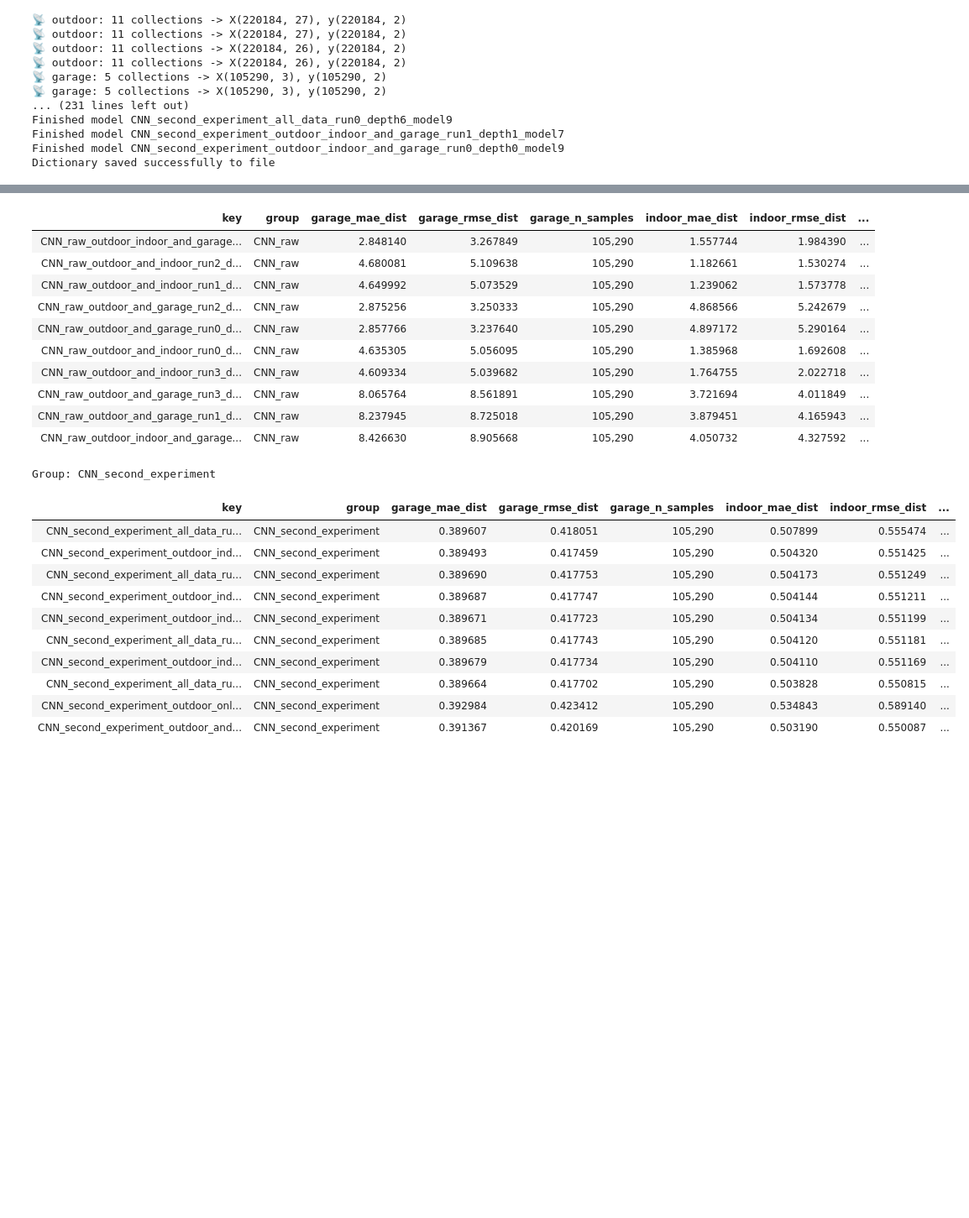
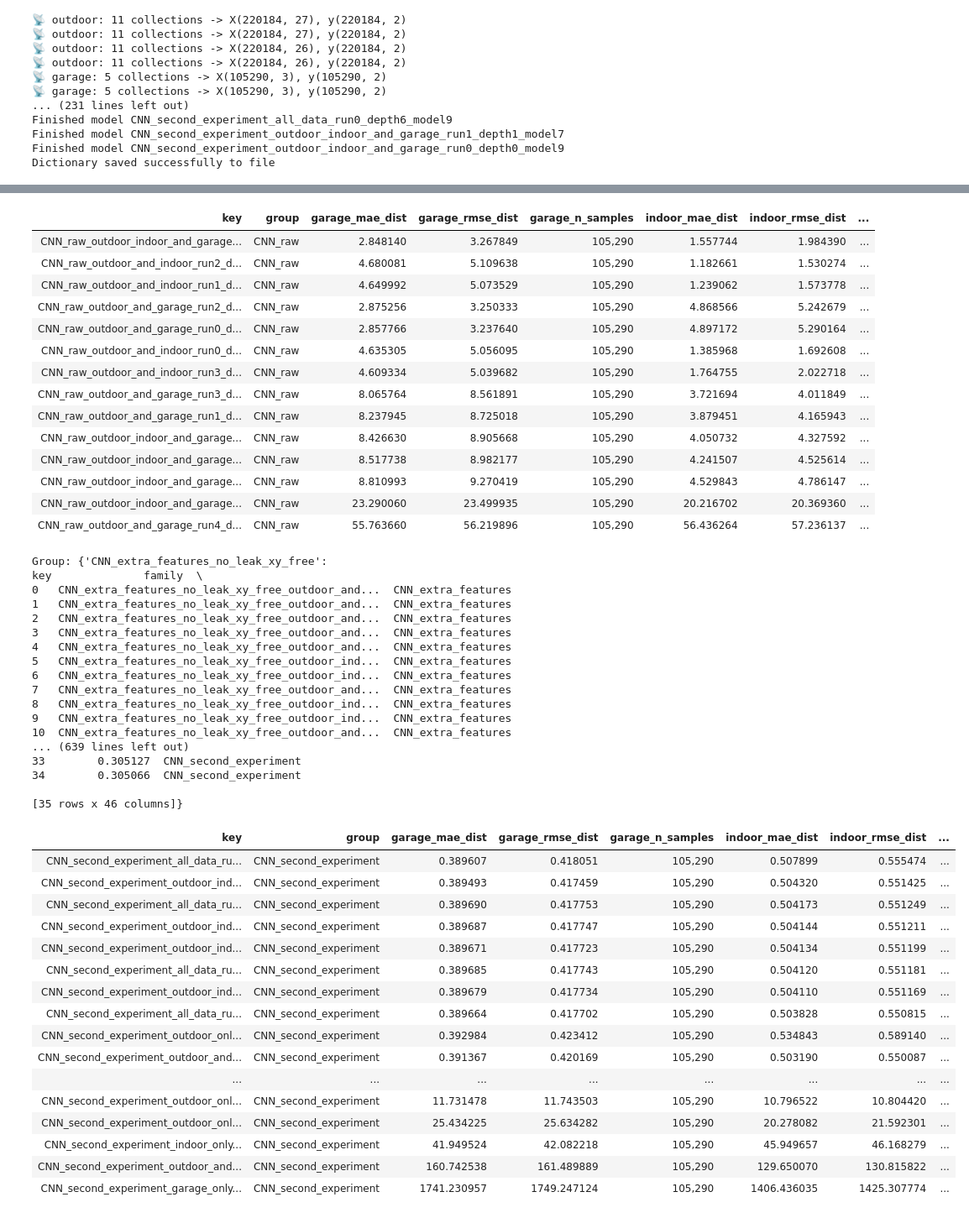
Before and after one commit to SantigBenites/WirelessLocation, a Jupyter notebook: validation/validate_single_model/wandb_models_validation.ipynb, the cells around one changed output, grey strips where cells are left out. Shown at 84% size. Saved outputs shown, nothing was run; the diff lists cells and outputs as text; code cells hidden in the pictures; blank space fills up the shorter version.

```diff
--- a/validation/validate_single_model/wandb_models_validation.ipynb
+++ b/validation/validate_single_model/wandb_models_validation.ipynb
@@ -191,8 +191,12 @@ import pandas as pd
 with open('all_wandb_models_output.pkl', 'rb') as fp:
     models = pickle.load(fp)
 
+for model in models:
+    if models[model][0] == 'ERROR':
+        print(model)
+
+
 from process_stored_data import build_df ,split_by_group, top_n_per_group
 
 df_all = build_df(models)
-groups = split_by_group(df_all)
-best_by_group = top_n_per_group(groups, n=10, metric="overall_mae_dist", ascending=True)
+models_by_groups = split_by_group(df_all)
@@ -226,13 +236,13 @@ features = [
     "overall_mae_dist","overall_rmse_dist","overall_n_samples",
 ]
 
-print(best_by_group["CNN_extra_features_no_leak_xy_free"].keys())
+print(models_by_groups["CNN_extra_features_no_leak_xy_free"].keys())
 
 for group in groups.keys():
-    df = pd.DataFrame(best_by_group[group])[features]
-    print(f"Group: {group}")
+    df = pd.DataFrame(models_by_groups[group])[features]
+    print(f"Group: {models_by_groups}")
     # (optional) sort so best overall is at the top:
-    df = df.sort_values(["overall_mae_dist","overall_rmse_dist"], ascending=[True, True])
+    df = df.sort_values(["overall_mae_dist"], ascending=[True])
     display(colorcode(df))
 # %% [output]
 Index(['key', 'family', 'datasets', 'tag', 'run', 'depth', 'model_id',
@@ -282,23 +361,49 @@ Group: CNN_raw
 | key | group | garage_mae_dist | garage_rmse_dist | garage_n_samples | indoor_mae_dist | indoor_rmse_dist | ... |
 | CNN_raw_outdoor_indoor_and_garage... | CNN_raw | 2.848140 | 3.267849 | 105,290 | 1.557744 | 1.984390 | ... |
 | CNN_raw_outdoor_and_indoor_run2_d... | CNN_raw | 4.680081 | 5.109638 | 105,290 | 1.182661 | 1.530274 | ... |
 | CNN_raw_outdoor_and_indoor_run1_d... | CNN_raw | 4.649992 | 5.073529 | 105,290 | 1.239062 | 1.573778 | ... |
 | CNN_raw_outdoor_and_garage_run2_d... | CNN_raw | 2.875256 | 3.250333 | 105,290 | 4.868566 | 5.242679 | ... |
 | CNN_raw_outdoor_and_garage_run0_d... | CNN_raw | 2.857766 | 3.237640 | 105,290 | 4.897172 | 5.290164 | ... |
 | CNN_raw_outdoor_and_indoor_run0_d... | CNN_raw | 4.635305 | 5.056095 | 105,290 | 1.385968 | 1.692608 | ... |
 | CNN_raw_outdoor_and_indoor_run3_d... | CNN_raw | 4.609334 | 5.039682 | 105,290 | 1.764755 | 2.022718 | ... |
 | CNN_raw_outdoor_and_garage_run3_d... | CNN_raw | 8.065764 | 8.561891 | 105,290 | 3.721694 | 4.011849 | ... |
 | CNN_raw_outdoor_and_garage_run1_d... | CNN_raw | 8.237945 | 8.725018 | 105,290 | 3.879451 | 4.165943 | ... |
 | CNN_raw_outdoor_indoor_and_garage... | CNN_raw | 8.426630 | 8.905668 | 105,290 | 4.050732 | 4.327592 | ... |
+| CNN_raw_outdoor_indoor_and_garage... | CNN_raw | 8.517738 | 8.982177 | 105,290 | 4.241507 | 4.525614 | ... |
+| CNN_raw_outdoor_indoor_and_garage... | CNN_raw | 8.810993 | 9.270419 | 105,290 | 4.529843 | 4.786147 | ... |
+| CNN_raw_outdoor_indoor_and_garage... | CNN_raw | 23.290060 | 23.499935 | 105,290 | 20.216702 | 20.369360 | ... |
+| CNN_raw_outdoor_and_garage_run4_d... | CNN_raw | 55.763660 | 56.219896 | 105,290 | 56.436264 | 57.236137 | ... |
-Group: CNN_second_experiment
+Group: {'CNN_extra_features_no_leak_xy_free':                                                   key              family  \
+0   CNN_extra_features_no_leak_xy_free_outdoor_and...  CNN_extra_features
+1   CNN_extra_features_no_leak_xy_free_outdoor_and...  CNN_extra_features
+2   CNN_extra_features_no_leak_xy_free_outdoor_and...  CNN_extra_features
+3   CNN_extra_features_no_leak_xy_free_outdoor_and...  CNN_extra_features
+4   CNN_extra_features_no_leak_xy_free_outdoor_and...  CNN_extra_features
+5   CNN_extra_features_no_leak_xy_free_outdoor_ind...  CNN_extra_features
+6   CNN_extra_features_no_leak_xy_free_outdoor_ind...  CNN_extra_features
+7   CNN_extra_features_no_leak_xy_free_outdoor_and...  CNN_extra_features
+8   CNN_extra_features_no_leak_xy_free_outdoor_ind...  CNN_extra_features
+9   CNN_extra_features_no_leak_xy_free_outdoor_ind...  CNN_extra_features
+10  CNN_extra_features_no_leak_xy_free_outdoor_and...  CNN_extra_features
+... (639 lines left out)
+33        0.305127  CNN_second_experiment
+34        0.305066  CNN_second_experiment
+
+[35 rows x 46 columns]}
 | key | group | garage_mae_dist | garage_rmse_dist | garage_n_samples | indoor_mae_dist | indoor_rmse_dist | ... |
 | CNN_second_experiment_all_data_ru... | CNN_second_experiment | 0.389607 | 0.418051 | 105,290 | 0.507899 | 0.555474 | ... |
 | CNN_second_experiment_outdoor_ind... | CNN_second_experiment | 0.389493 | 0.417459 | 105,290 | 0.504320 | 0.551425 | ... |
 | CNN_second_experiment_all_data_ru... | CNN_second_experiment | 0.389690 | 0.417753 | 105,290 | 0.504173 | 0.551249 | ... |
 | CNN_second_experiment_outdoor_ind... | CNN_second_experiment | 0.389687 | 0.417747 | 105,290 | 0.504144 | 0.551211 | ... |
 | CNN_second_experiment_outdoor_ind... | CNN_second_experiment | 0.389671 | 0.417723 | 105,290 | 0.504134 | 0.551199 | ... |
 | CNN_second_experiment_all_data_ru... | CNN_second_experiment | 0.389685 | 0.417743 | 105,290 | 0.504120 | 0.551181 | ... |
 | CNN_second_experiment_outdoor_ind... | CNN_second_experiment | 0.389679 | 0.417734 | 105,290 | 0.504110 | 0.551169 | ... |
 | CNN_second_experiment_all_data_ru... | CNN_second_experiment | 0.389664 | 0.417702 | 105,290 | 0.503828 | 0.550815 | ... |
 | CNN_second_experiment_outdoor_onl... | CNN_second_experiment | 0.392984 | 0.423412 | 105,290 | 0.534843 | 0.589140 | ... |
 | CNN_second_experiment_outdoor_and... | CNN_second_experiment | 0.391367 | 0.420169 | 105,290 | 0.503190 | 0.550087 | ... |
+| ... | ... | ... | ... | ... | ... | ... | ... |
+| CNN_second_experiment_outdoor_onl... | CNN_second_experiment | 11.731478 | 11.743503 | 105,290 | 10.796522 | 10.804420 | ... |
+| CNN_second_experiment_outdoor_onl... | CNN_second_experiment | 25.434225 | 25.634282 | 105,290 | 20.278082 | 21.592301 | ... |
+| CNN_second_experiment_indoor_only... | CNN_second_experiment | 41.949524 | 42.082218 | 105,290 | 45.949657 | 46.168279 | ... |
+| CNN_second_experiment_outdoor_and... | CNN_second_experiment | 160.742538 | 161.489889 | 105,290 | 129.650070 | 130.815822 | ... |
+| CNN_second_experiment_garage_only... | CNN_second_experiment | 1741.230957 | 1749.247124 | 105,290 | 1406.436035 | 1425.307774 | ... |
```
Also changed, not shown: parts of 2 cells of this notebook.
